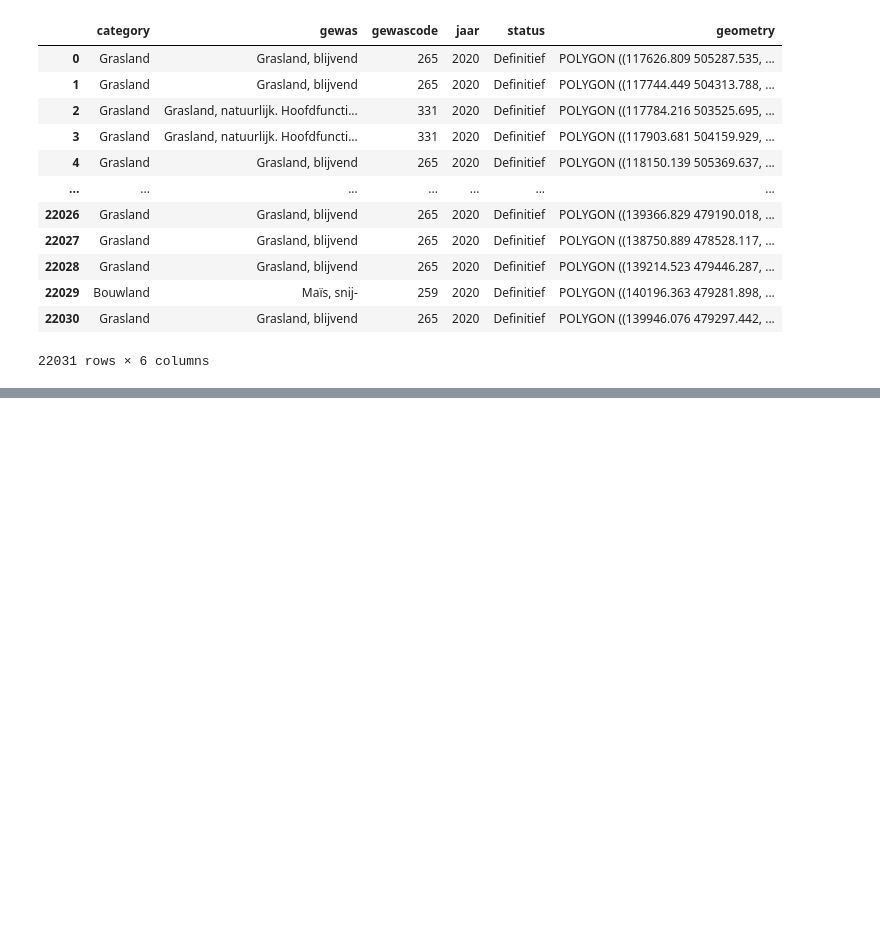
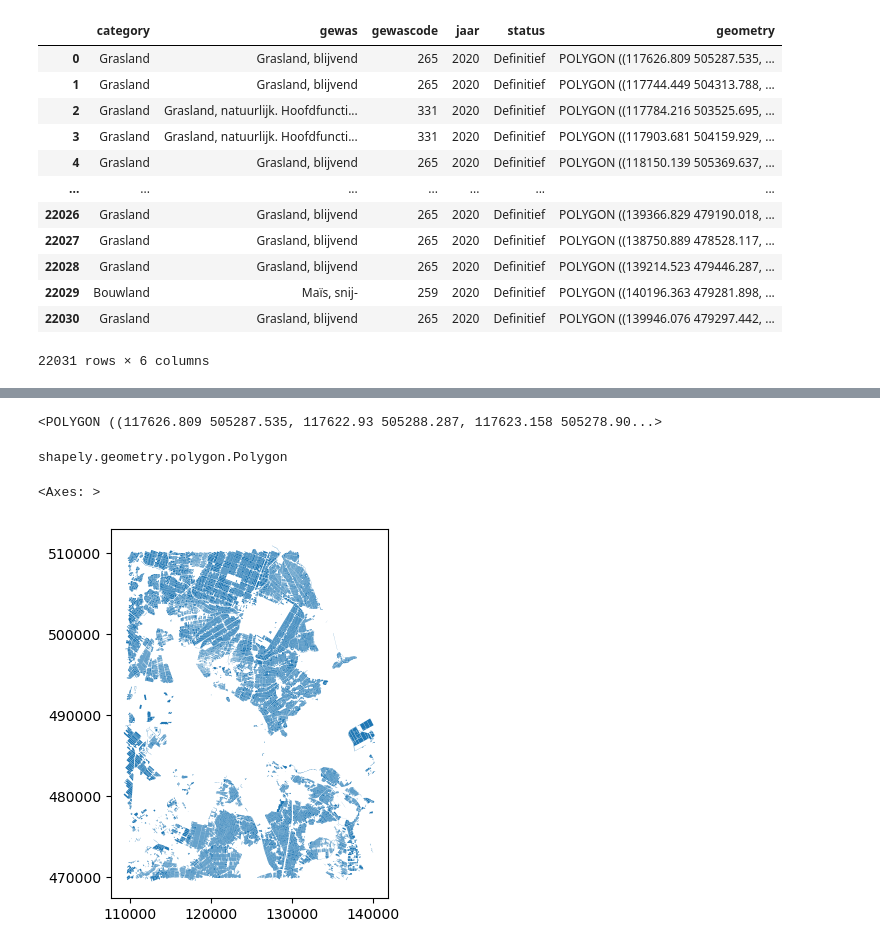
Before and after one commit to Pirouz-Nourian/geospatialpython, a Jupyter notebook: 03_vector_data.ipynb, the cells around one changed output, grey strips where cells are left out. Drawn from its saved outputs; the diff is of its cells as text; code cells hidden in the pictures; blank space fills up the shorter version.

```diff
--- a/03_vector_data.ipynb
+++ b/03_vector_data.ipynb
@@ -20,0 +36,13 @@ fields
+# %%
+fields["geometry"].iloc[0]
+# %% [output]
+<POLYGON ((117626.809 505287.535, 117622.93 505288.287, 117623.158 505278.90...>
+# %%
+type(fields["geometry"].iloc[0])
+# %% [output]
+shapely.geometry.polygon.Polygon
+# %%
+fields.plot()
+# %% [output]
+<Axes: >
+[figure, added]
```
Also changed, not shown: parts of 9 cells of this notebook, 1 other file.
